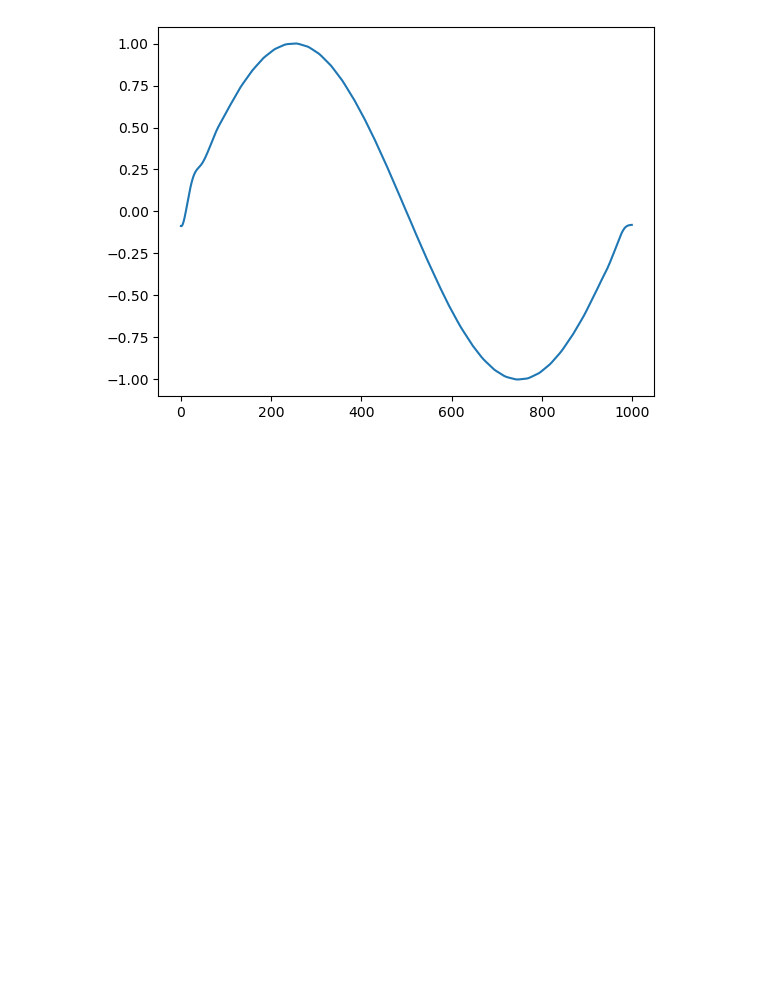
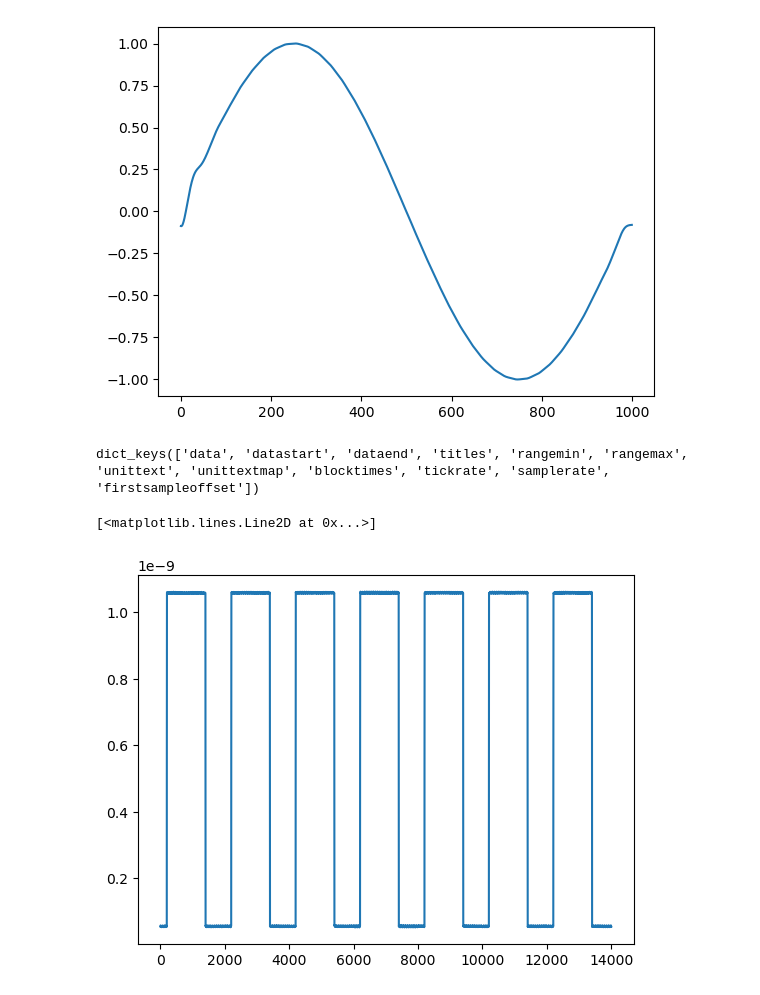
Before and after one commit to jeremyschroeter/Neuro301-Coding-Kit, a Jupyter notebook: workspace.ipynb, the cells around one changed output. Saved outputs shown, nothing was run; the diff lists cells and outputs as text; code cells hidden in the pictures; blank space fills up the shorter version.

Commit message:
more Exercises_2

```diff
--- a/workspace.ipynb
+++ b/workspace.ipynb
@@ -285,3 +285,17 @@ plt.plot(filtered_data)
 # %% [output]
 [<matplotlib.lines.Line2D at 0x...>]
 [figure]
+# %%
+from scipy.io import loadmat
+DATA = loadmat('./Data/James Jeremy RC Circuit Exercise 1 and 2.mat')
+# %%
+DATA.keys()
+# %% [output]
+dict_keys(['data', 'datastart', 'dataend', 'titles', 'rangemin', 'rangemax', 'unittext', 'unittextmap', 'blocktimes', 'tickrate', 'samplerate', 'firstsampleoffset'])
+# %%
+data = DATA['data']
+# %%
+plt.plot(data[0])
+# %% [output]
+[<matplotlib.lines.Line2D at 0x...>]
+[figure, added]
```
Also changed, not shown: 2 other files.
